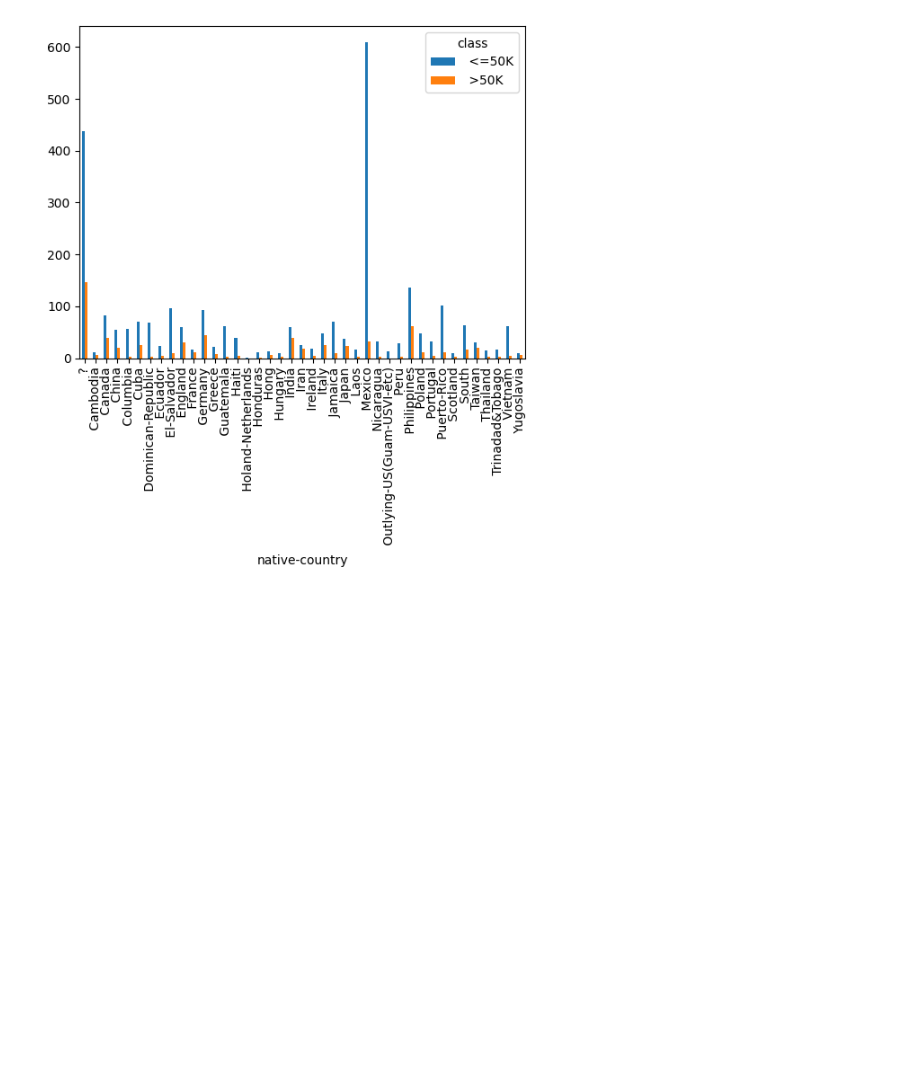
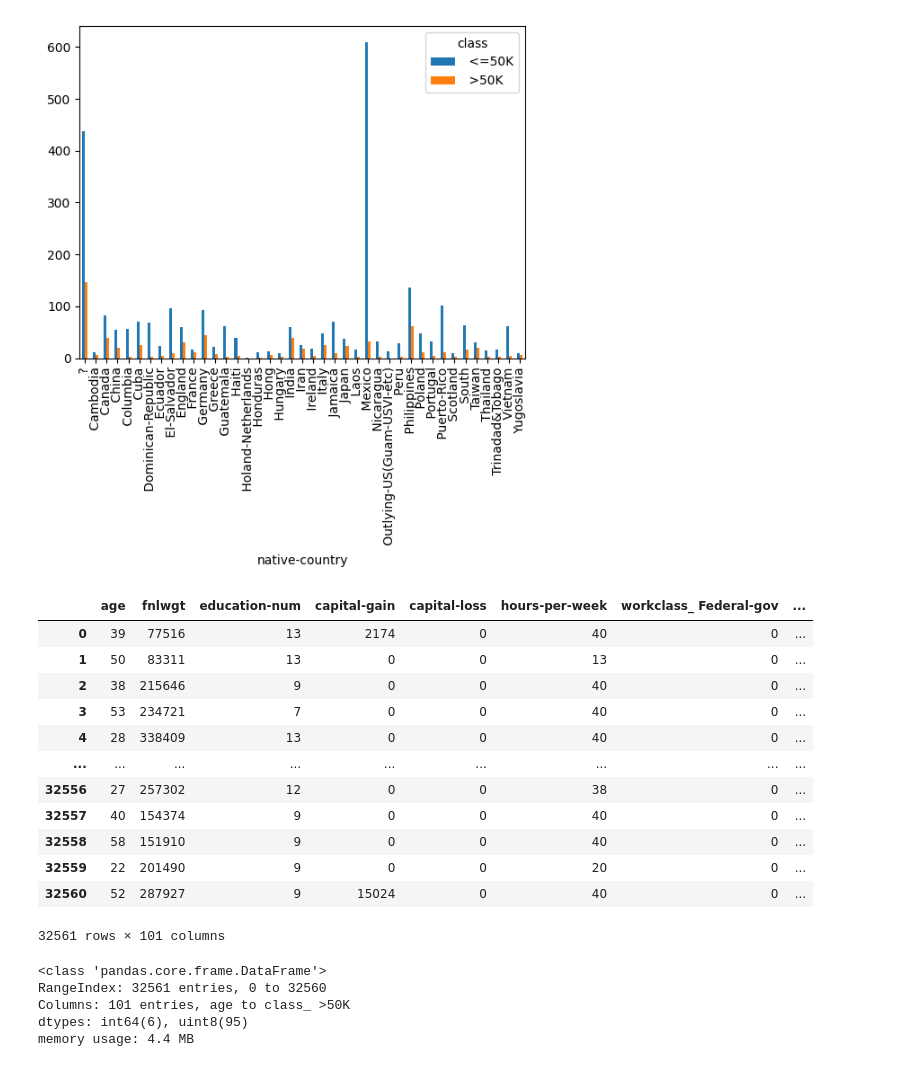
Before and after one commit to maximarbuzov/maxim, a Jupyter notebook: Untitled11.ipynb, the cells around one changed output. Drawn from its saved outputs; the diff is of its cells as text; code cells hidden in the pictures; blank space fills up the shorter version.

```diff
--- a/Untitled11.ipynb
+++ b/Untitled11.ipynb
@@ -466,3 +466,29 @@ contingency_table8[contingency_table8.index!=' United-States'].plot(kind='bar')
 # %% [output]
 <Axes: xlabel='native-country'>
 [figure]
+# %%
+data1=pd.get_dummies(data,drop_first=True)
+# %%
+data1
+# %% [output]
+|  | age | fnlwgt | education-num | capital-gain | capital-loss | hours-per-week | workclass_ Federal-gov | ... |
+| 0 | 39 | 77516 | 13 | 2174 | 0 | 40 | 0 | ... |
+| 1 | 50 | 83311 | 13 | 0 | 0 | 13 | 0 | ... |
+| 2 | 38 | 215646 | 9 | 0 | 0 | 40 | 0 | ... |
+| 3 | 53 | 234721 | 7 | 0 | 0 | 40 | 0 | ... |
+| 4 | 28 | 338409 | 13 | 0 | 0 | 40 | 0 | ... |
+| ... | ... | ... | ... | ... | ... | ... | ... | ... |
+| 32556 | 27 | 257302 | 12 | 0 | 0 | 38 | 0 | ... |
+| 32557 | 40 | 154374 | 9 | 0 | 0 | 40 | 0 | ... |
+| 32558 | 58 | 151910 | 9 | 0 | 0 | 40 | 0 | ... |
+| 32559 | 22 | 201490 | 9 | 0 | 0 | 20 | 0 | ... |
+| 32560 | 52 | 287927 | 9 | 15024 | 0 | 40 | 0 | ... |
+32561 rows × 101 columns
+# %%
+data1.info()
+# %% [output]
+<class 'pandas.core.frame.DataFrame'>
+RangeIndex: 32561 entries, 0 to 32560
+Columns: 101 entries, age to class_ >50K
+dtypes: int64(6), uint8(95)
+memory usage: 4.4 MB
```
Also changed, not shown: parts of 13 cells of this notebook.
